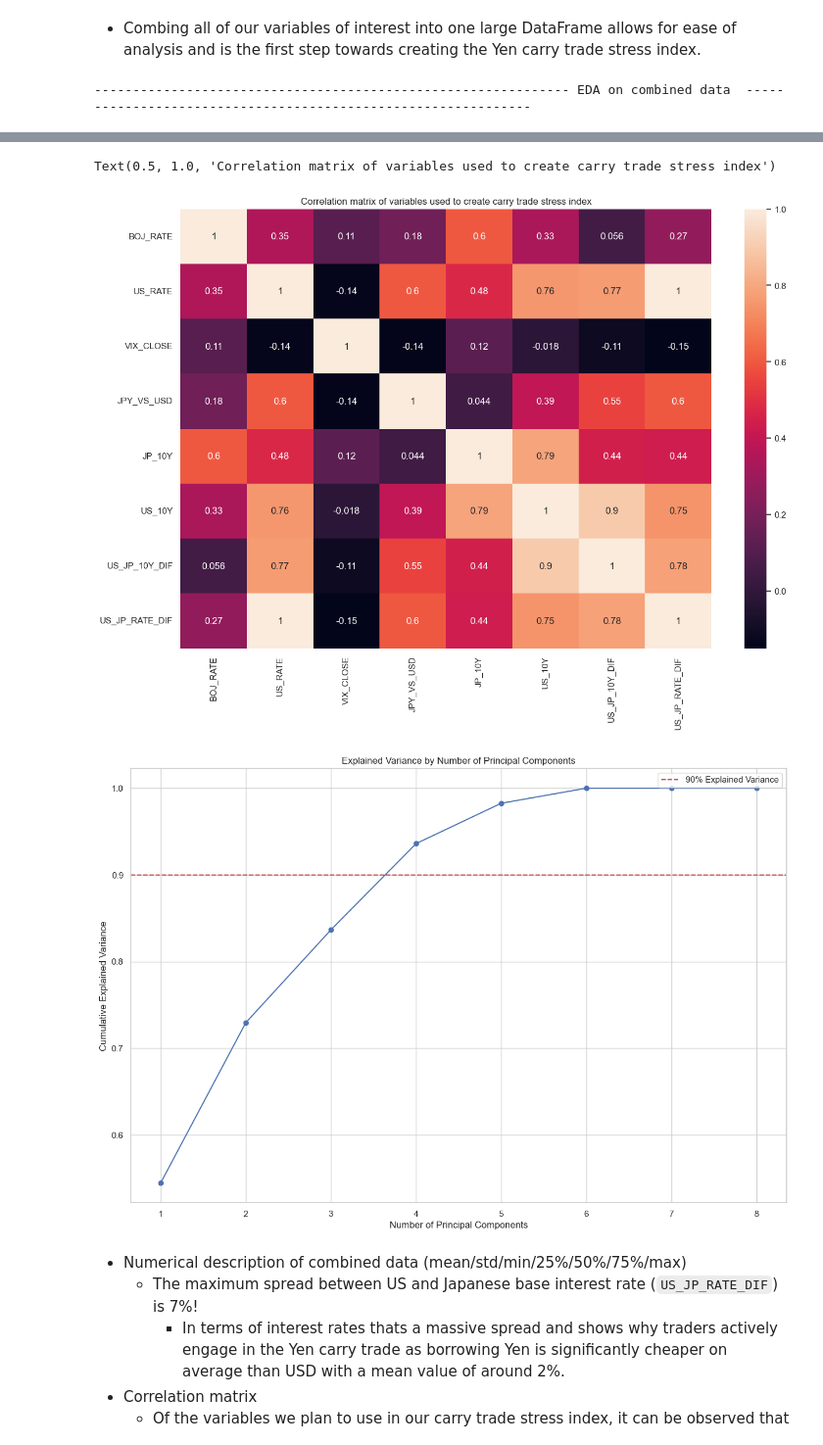
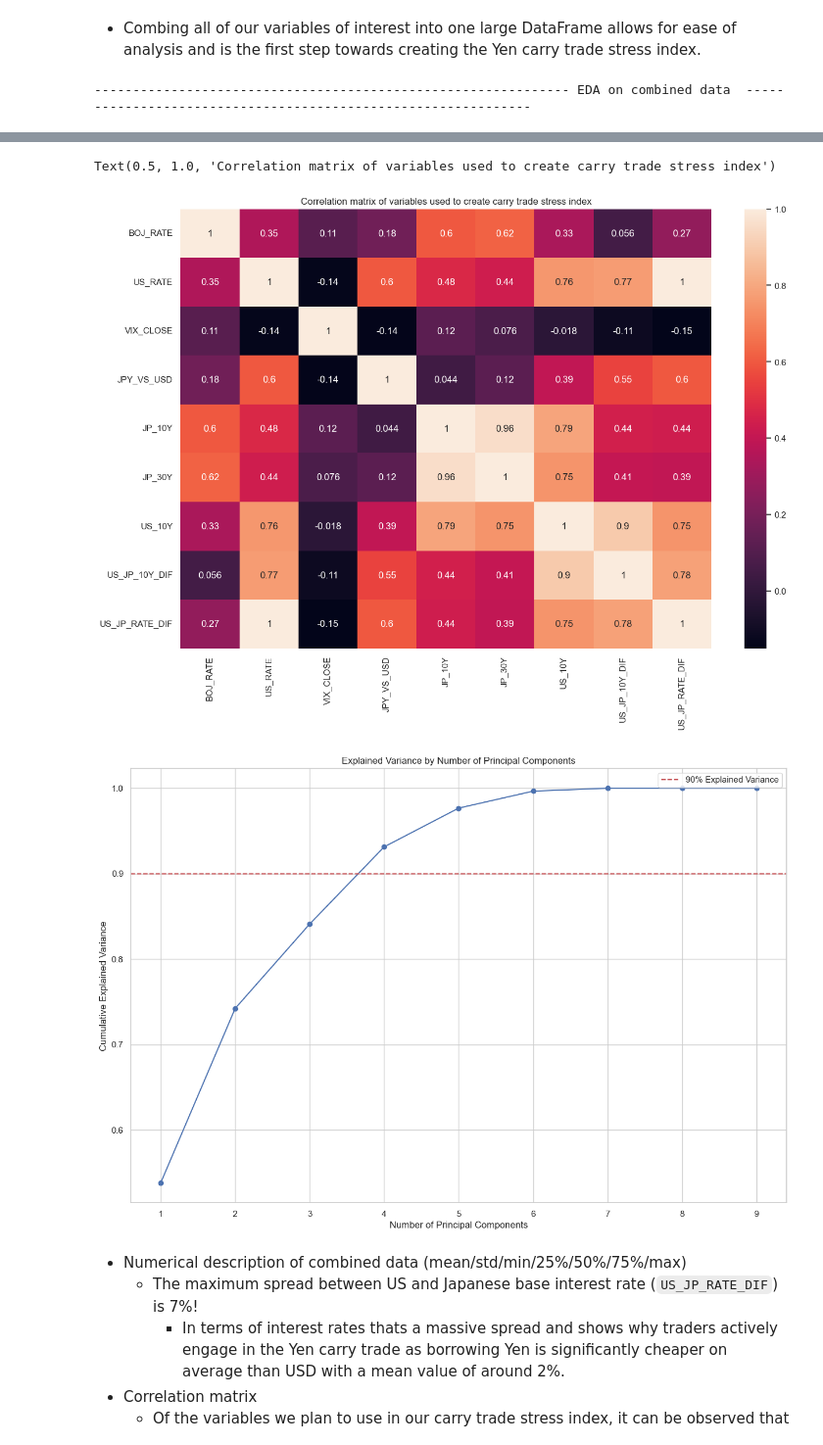
Before and after one commit to COGS108/Group024_WI26, a Jupyter notebook: 02-EDACheckpoint.ipynb, the cells around one changed output, grey strips where cells are left out. Shown at 98% size. Drawn from its saved outputs; the diff is of its cells as text; code cells hidden in the pictures.

```diff
--- a/02-EDACheckpoint.ipynb
+++ b/02-EDACheckpoint.ipynb
@@ -834,21 +819,21 @@ df_us = pd.read_csv(us_clean_path, parse_dates=['Date'])
 
 # 2. Merge into ONE DataFrame for EDA
 # Using outer merge + ffill to align differing national holidays
-df_eda = pd.merge(df_jp, df_us, on='Date', how='outer').sort_values('Date')
+df_eda_1 = pd.merge(df_jp, df_us, on='Date', how='outer').sort_values('Date')
 
 # Forward fill missing values caused by holidays, then drop remaining NaNs
-df_eda[['10Y', '10Y_US']] = df_eda[['10Y', '10Y_US']].ffill()
-df_eda = df_eda.dropna()
+df_eda_1[['10Y', '10Y_US']] = df_eda_1[['10Y', '10Y_US']].ffill()
+df_eda_1 = df_eda_1.dropna()
 
 # Add a column for the yield difference (US minus JP)
-df_eda['Yield_Difference'] = df_eda['10Y_US'] - df_eda['10Y']
+df_eda_1['Yield_Difference'] = df_eda_1['10Y_US'] - df_eda_1['10Y']
 
 # Display a preview of the final merged EDA dataframe
 print("Preview of the Merged EDA DataFrame:")
-display(df_eda.head())
+display(df_eda_1.head())
 
 # 3. Calculate Pearson Correlation
-correlation, p_value = stats.pearsonr(df_eda['10Y_US'], df_eda['10Y'])
+correlation, p_value = stats.pearsonr(df_eda_1['10Y_US'], df_eda_1['10Y'])
 
 # 4. Visualizations
 sns.set_theme(style="whitegrid")
@@ -856,7 +841,7 @@ sns.set_theme(style="whitegrid")
 # --- Plot A: Correlation Scatter Plot ---
 plt.figure(figsize=(10, 6))
 sns.regplot(
-    data=df_eda,
+    data=df_eda_1,
     x='10Y_US',
     y='10Y',
     scatter_kws={'alpha': 0.3, 'color': 'purple', 's': 10},
@@ -884,11 +869,11 @@ plt.show()
 plt.figure(figsize=(12, 6))
 
 # Plot both yields
-sns.lineplot(data=df_eda, x='Date', y='10Y_US', label='US 10Y Yield', color='forestgreen', lw=1.5)
-sns.lineplot(data=df_eda, x='Date', y='10Y', label='Japan 10Y Yield', color='royalblue', lw=1.5)
+sns.lineplot(data=df_eda_1, x='Date', y='10Y_US', label='US 10Y Yield', color='forestgreen', lw=1.5)
+sns.lineplot(data=df_eda_1, x='Date', y='10Y', label='Japan 10Y Yield', color='royalblue', lw=1.5)
 
 # Plot the difference (Spread)
-sns.lineplot(data=df_eda, x='Date', y='Yield_Difference', label='Spread (US - Japan)', color='purple', lw=1.5, linestyle='--')
+sns.lineplot(data=df_eda_1, x='Date', y='Yield_Difference', label='Spread (US - Japan)', color='purple', lw=1.5, linestyle='--')
 
 # Add a reference line at zero for the spread
 plt.axhline(0, color='black', linestyle=':', alpha=0.6)
@@ -1204,29 +1189,33 @@ boj_rate_df = pd.read_csv('data/02-processed/BOJ_UOCR_2000_2026_cleaned.csv')
 us_rate_df = pd.read_csv('data/02-processed/FRED_FFER_2000_2026_cleaned.csv')
 vix_df = pd.read_csv('data/02-processed/vix_clean.csv')
 fx_df = pd.read_csv('data/02-processed/clean_exchange_rate_JPUS.csv')
-us_jpy_10_yield_df = df_eda
+jgb_30y_df = pd.read_csv('data/02-processed/jgb_30y_2000_2026_cleaned.csv')
+us_jpy_yield_df = df_eda_1
 
 # Create unified date column naming
 boj_rate_df.rename(columns={'Series code': 'DATE'}, inplace=True)
 us_rate_df.rename(columns={'observation_date': 'DATE'}, inplace=True)
 vix_df.rename(columns={'Date': 'DATE'}, inplace=True)
 fx_df.rename(columns={'Date': 'DATE'}, inplace=True)
-us_jpy_10_yield_df.rename(columns={'Date': 'DATE'}, inplace=True)
+us_jpy_yield_df.rename(columns={'Date': 'DATE'}, inplace=True)
+jgb_30y_df.rename(columns={'Date': 'DATE'}, inplace=True)
 
 # Convert date columns to datetime if they aren't already
 boj_rate_df['DATE'] = pd.to_datetime(boj_rate_df['DATE'])
 us_rate_df['DATE'] = pd.to_datetime(us_rate_df['DATE'])
 vix_df['DATE'] = pd.to_datetime(vix_df['DATE'])
 fx_df['DATE'] = pd.to_datetime(fx_df['DATE'])
+jgb_30y_df['DATE'] = pd.to_datetime(jgb_30y_df['DATE'])
 
 # Rename columns to better reflect values
 boj_rate_df.rename(columns={'FM01\'STRDCLUCON': 'BOJ_RATE'}, inplace=True)
 us_rate_df.rename(columns={'RIFSPFFNB': 'US_RATE'}, inplace=True)
 vix_df.rename(columns={'Close': 'VIX_CLOSE'}, inplace=True)
 fx_df.rename(columns={'YenPerDollar': 'JPY_VS_USD'}, inplace=True)
-us_jpy_10_yield_df.rename(columns={'10Y': 'JP_10Y'}, inplace=True)
-us_jpy_10_yield_df.rename(columns={'10Y_US': 'US_10Y'}, inplace=True)
-us_jpy_10_yield_df.rename(columns={'Yield_Difference': 'US_JP_10Y_DIF'}, inplace=True)
+us_jpy_yield_df.rename(columns={'10Y': 'JP_10Y'}, inplace=True)
+us_jpy_yield_df.rename(columns={'10Y_US': 'US_10Y'}, inplace=True)
+us_jpy_yield_df.rename(columns={'Yield_Difference': 'US_JP_10Y_DIF'}, inplace=True)
+jgb_30y_df.rename(columns={'30Y': 'JP_30Y'}, inplace=True)
 
 # Only consider VIX close for combined data analysis
 vix_df.drop(labels=['High', 'Low', 'Open', 'Volume'], axis=1, inplace=True)
@@ -1235,7 +1224,8 @@ vix_df.drop(labels=['High', 'Low', 'Open', 'Volume'], axis=1, inplace=True)
 pca_df = pd.merge(boj_rate_df, us_rate_df, on=['DATE'], how='outer')
 pca_df = pd.merge(pca_df, vix_df, on=['DATE'], how='outer')
 pca_df = pd.merge(pca_df, fx_df, on=['DATE'], how='outer')
-pca_df = pd.merge(pca_df, us_jpy_10_yield_df, on=['DATE'], how='outer')
+pca_df = pd.merge(pca_df, us_jpy_yield_df, on=['DATE'], how='outer')
+pca_df = pd.merge(pca_df, jgb_30y_df, on=['DATE'], how='outer')
 
 # Forward fill missing values caused by holidays, then drop remaining NaNs
 pca_df= pca_df.ffill()
@@ -1259,7 +1249,7 @@ display(pca_df.head())
 # %%
 # EDA on combined data
 print('-' * 62 + ' EDA on combined data  ' + '-' * 62)
-pca_numeric = pca_df[['BOJ_RATE', 'US_RATE', 'VIX_CLOSE', 'JPY_VS_USD', 'JP_10Y', 'US_10Y', 'US_JP_10Y_DIF', 'US_JP_RATE_DIF']]
+pca_numeric = pca_df[['BOJ_RATE', 'US_RATE', 'VIX_CLOSE', 'JPY_VS_USD', 'JP_10Y', 'JP_30Y', 'US_10Y', 'US_JP_10Y_DIF', 'US_JP_RATE_DIF']]
 display(pca_numeric.describe())
 
 # Create correlation matrix
@@ -1269,7 +1259,7 @@ corr_plot = sns.heatmap(pca_corr, annot=True).set_title('Correlation matrix of v
 display(corr_plot)
 
 # PCA analysis
-pca = Pipeline([('scaler', StandardScaler()), ('pca', PCA(n_components=8))])
+pca = Pipeline([('scaler', StandardScaler()), ('pca', PCA(n_components=9))])
 pca.fit(pca_numeric)
 
 explained_variance = pca[-1].explained_variance_ratio_
@@ -1298,6 +1288,6 @@ plt.show()
 Text(0.5, 1.0, 'Correlation matrix of variables used to create carry trade stress index')
-[figure, old version]
+[figure, new version]
-[figure, old version]
+[figure, new version]
 # %% [markdown]
 - Numerical description of combined data (mean/std/min/25%/50%/75%/max)
     - The maximum spread between US and Japanese base interest rate (`US_JP_RATE_DIF`) is 7%!
```
Also changed, not shown: parts of 7 cells of this notebook.
